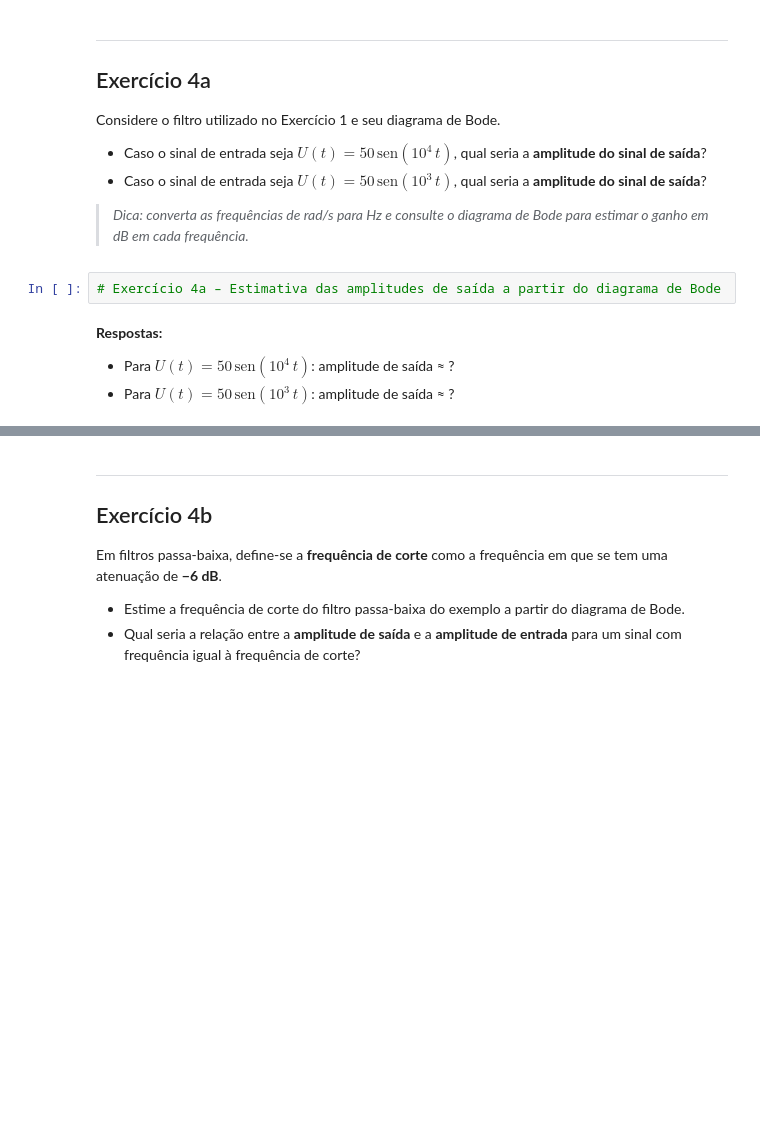
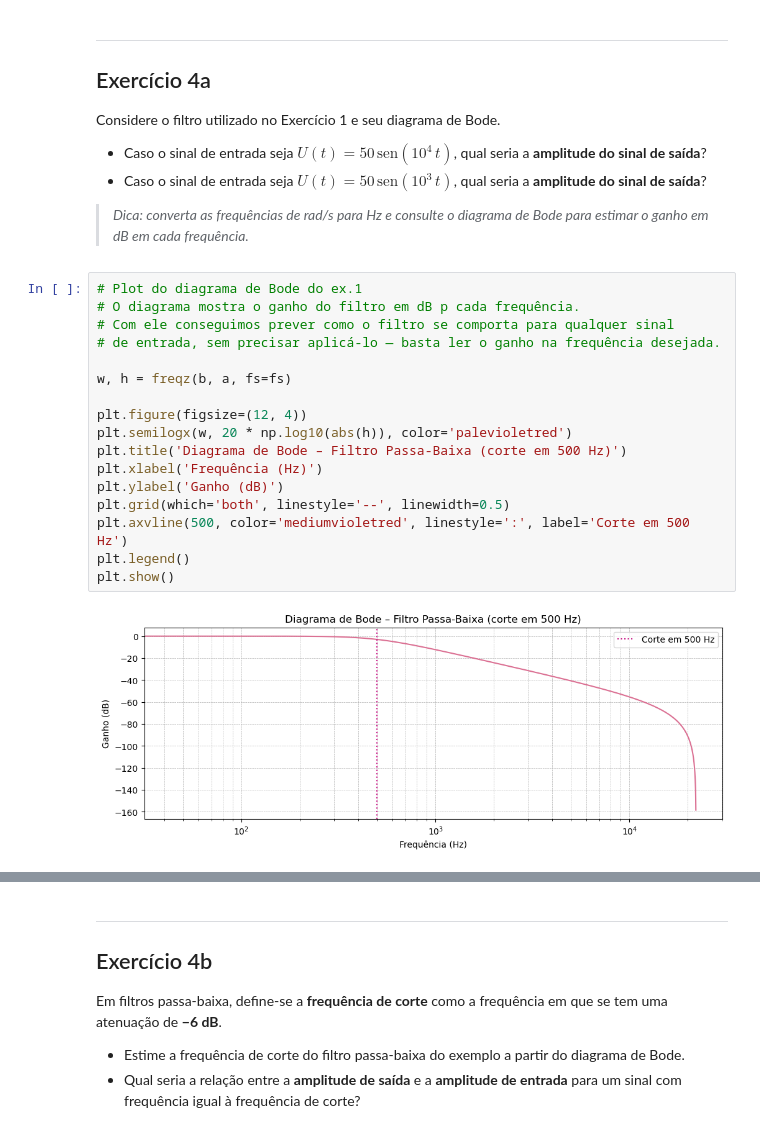
Before and after one commit to kailynmei/hk-projeto7-camadas, a Jupyter notebook: exs7kai.ipynb, the cells around one changed output, grey strips where cells are left out. Saved outputs shown, nothing was run; the diff lists cells and outputs as text; blank space fills up the shorter version.

```diff
--- a/exs7kai.ipynb
+++ b/exs7kai.ipynb
@@ -61,10 +178,22 @@ Considere o filtro utilizado no Exercício 1 e seu diagrama de Bode.
 - Caso o sinal de entrada seja $U(t) = 50\, \text{sen}(10^3\, t)$, qual seria a **amplitude do sinal de saída**?
 
 > *Dica: converta as frequências de rad/s para Hz e consulte o diagrama de Bode para estimar o ganho em dB em cada frequência.*
-# %%
-# Exercício 4a – Estimativa das amplitudes de saída a partir do diagrama de Bode
-# %% [markdown]
-**Respostas:**
-
-- Para $U(t) = 50\, \text{sen}(10^4\, t)$: amplitude de saída ≈ ?
-- Para $U(t) = 50\, \text{sen}(10^3\, t)$: amplitude de saída ≈ ?
+# %%
+# Plot do diagrama de Bode do ex.1
+# O diagrama mostra o ganho do filtro em dB p cada frequência.
+# Com ele conseguimos prever como o filtro se comporta para qualquer sinal
+# de entrada, sem precisar aplicá-lo — basta ler o ganho na frequência desejada.
+
+w, h = freqz(b, a, fs=fs)
+
+plt.figure(figsize=(12, 4))
+plt.semilogx(w, 20 * np.log10(abs(h)), color='palevioletred')
+plt.title('Diagrama de Bode – Filtro Passa-Baixa (corte em 500 Hz)')
+plt.xlabel('Frequência (Hz)')
+plt.ylabel('Ganho (dB)')
+plt.grid(which='both', linestyle='--', linewidth=0.5)
+plt.axvline(500, color='mediumvioletred', linestyle=':', label='Corte em 500 Hz')
+plt.legend()
+plt.show()
+# %% [output]
+[figure, added]
```
Also changed, not shown: parts of 25 cells of this notebook.
